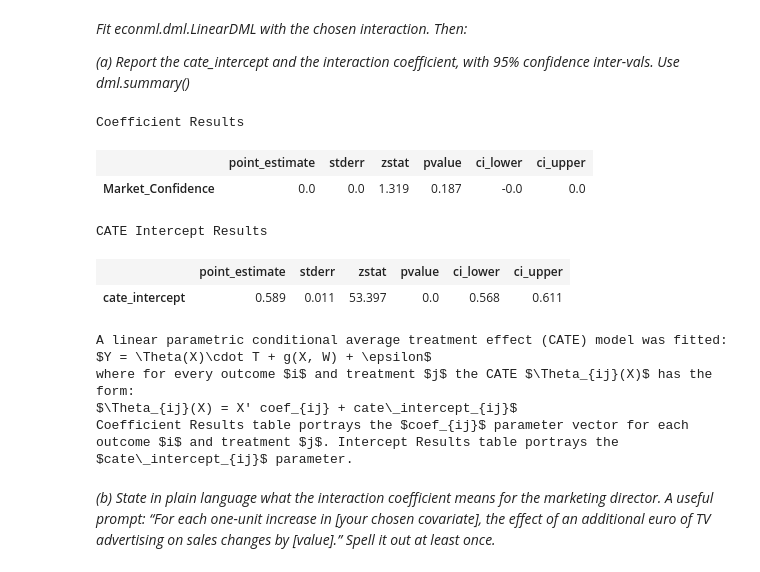
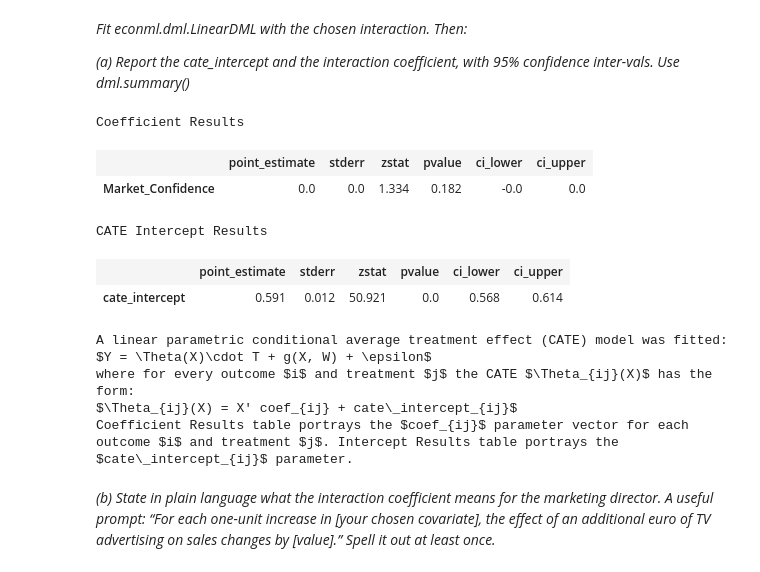
Before and after one commit to Onnoman/CIBD_2026, a Jupyter notebook: Assignment_2/assignment2_onno.ipynb, the cells around one changed output. Cells and saved outputs as stored; diff of their text form; code cells hidden in the pictures.

```diff
--- a/Assignment_2/assignment2_onno.ipynb
+++ b/Assignment_2/assignment2_onno.ipynb
@@ -206,20 +206,21 @@ I pick Market_Confidence, because it represents a demand-side condition rather t
 # %%
 from econml.dml import LinearDML
 X = df[['Market_Confidence']]
+W = df[['Radio_Ad_Spend', 'Newspaper_Ad_Spend']]
 dml = LinearDML(model_y=RandomForestRegressor(n_estimators=200, max_depth=5, random_state=RANDOM_SEED),
                 model_t=RandomForestRegressor(n_estimators=200, max_depth=5, random_state=RANDOM_SEED),
                 discrete_treatment=False,
                 cv=5,
                 random_state=RANDOM_SEED)
-dml.fit(Y, T, X=X)
+dml.fit(Y, T, X=X, W=W)
 dml.summary()
 # %% [output]
 Coefficient Results
 |  | point_estimate | stderr | zstat | pvalue | ci_lower | ci_upper |
-| Market_Confidence | 0.0 | 0.0 | 1.319 | 0.187 | -0.0 | 0.0 |
+| Market_Confidence | 0.0 | 0.0 | 1.334 | 0.182 | -0.0 | 0.0 |
 CATE Intercept Results
 |  | point_estimate | stderr | zstat | pvalue | ci_lower | ci_upper |
-| cate_intercept | 0.589 | 0.011 | 53.397 | 0.0 | 0.568 | 0.611 |
+| cate_intercept | 0.591 | 0.012 | 50.921 | 0.0 | 0.568 | 0.614 |
 A linear parametric conditional average treatment effect (CATE) model was fitted:
 $Y = \Theta(X)\cdot T + g(X, W) + \epsilon$
 where for every outcome $i$ and treatment $j$ the CATE $\Theta_{ij}(X)$ has the form:
```
Also changed, not shown: parts of 2 cells of this notebook.
